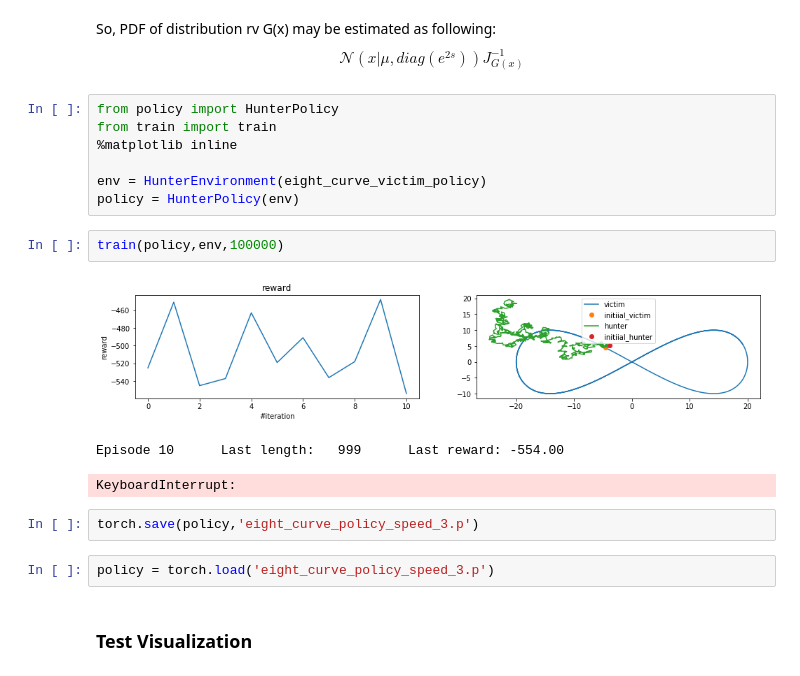
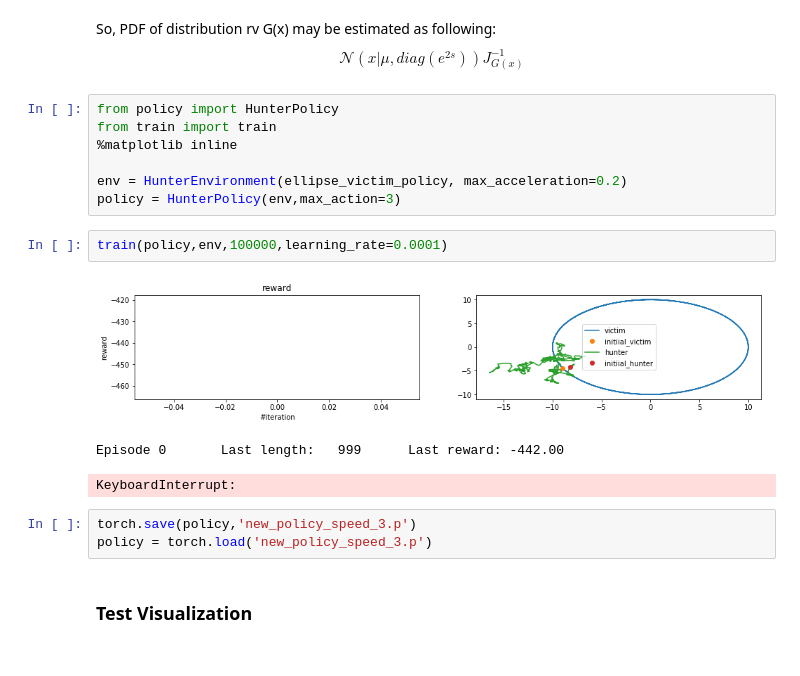
Before and after one commit to egornuzhin/hunter_learning, a Jupyter notebook: rl_hunter_larning_radial_domain.ipynb, the cells around one changed output. Cells and saved outputs as stored; diff of their text form.

Commit message:
introduced acceleration constraint

```diff
--- a/rl_hunter_larning_radial_domain.ipynb
+++ b/rl_hunter_larning_radial_domain.ipynb
@@ -58,18 +100,17 @@ from policy import HunterPolicy
 from train import train
 %matplotlib inline
 
-env = HunterEnvironment(eight_curve_victim_policy)
-policy = HunterPolicy(env)
+env = HunterEnvironment(ellipse_victim_policy, max_acceleration=0.2)
+policy = HunterPolicy(env,max_action=3)
 # %%
-train(policy,env,100000)
+train(policy,env,100000,learning_rate=0.0001)
 # %% [output]
-[figure, old version]
+[figure, new version]
-Episode 10      Last length:   999      Last reward: -554.00
+Episode 0       Last length:   999      Last reward: -442.00
 KeyboardInterrupt:
 # %%
-torch.save(policy,'eight_curve_policy_speed_3.p')
+torch.save(policy,'new_policy_speed_3.p')
+policy = torch.load('new_policy_speed_3.p')
-# %%
-policy = torch.load('eight_curve_policy_speed_3.p')
 # %% [markdown]
 ### Test Visualization
 # %%
```
Also changed, not shown: parts of 6 cells of this notebook.
